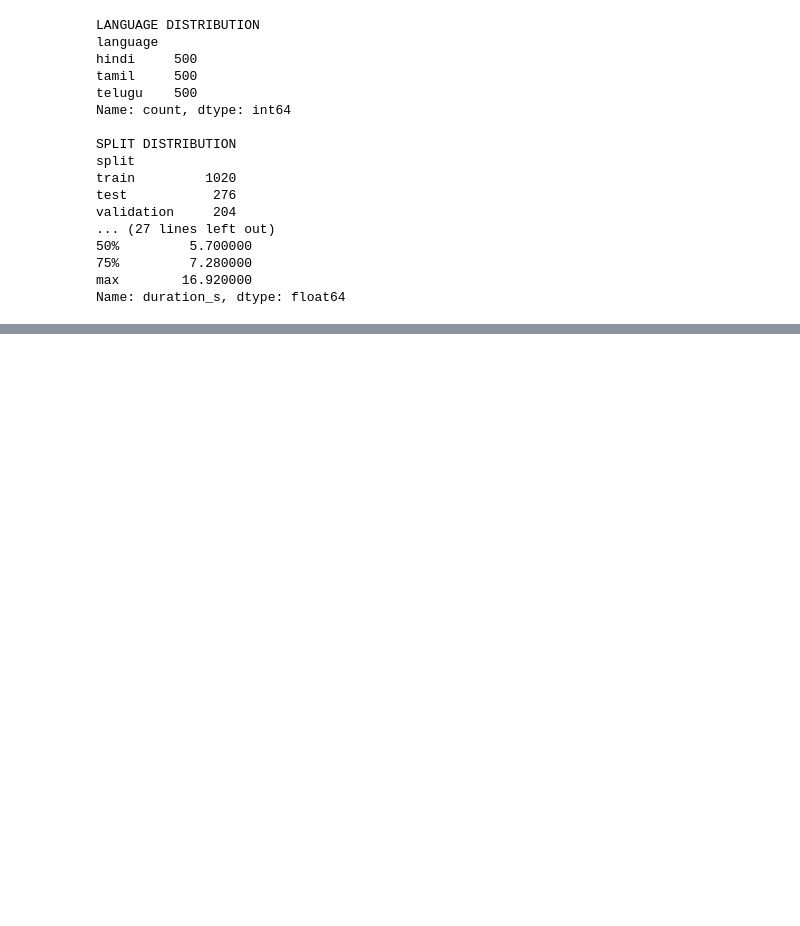
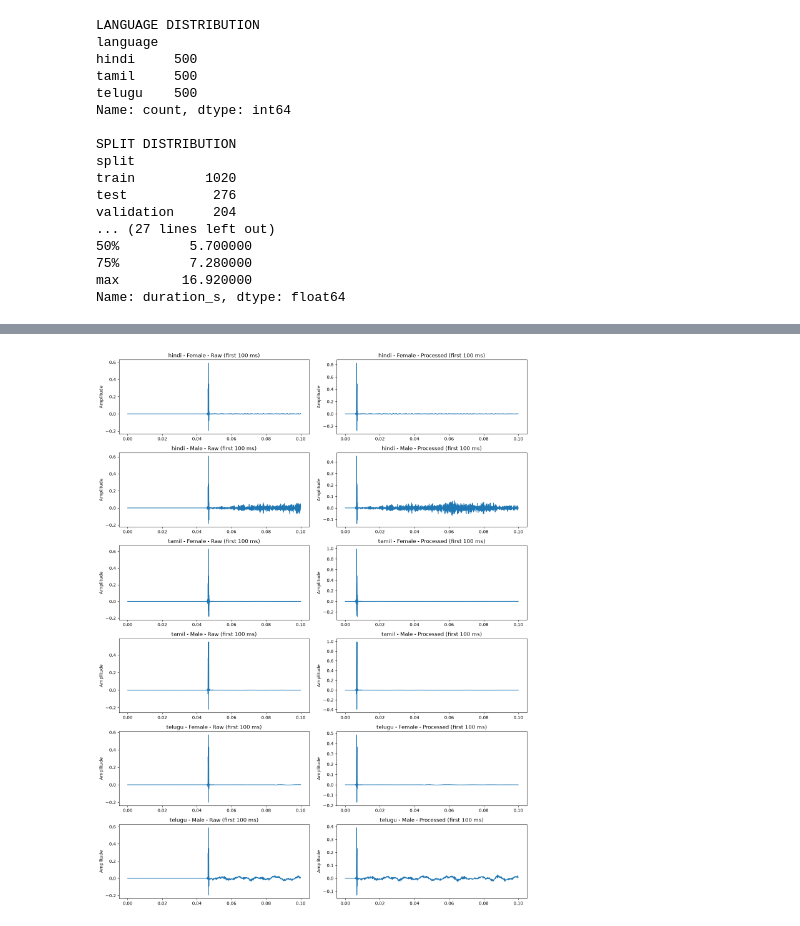
Before and after one commit to thehimanshhu/Group-3-DS-and-AI-Lab-Project, a Jupyter notebook: scratchpad/amit/milestone-3/milestone3_pipeline.ipynb, the cells around one changed output, grey strips where cells are left out. Drawn from its saved outputs; the diff is of its cells as text; code cells hidden in the pictures; blank space fills up the shorter version.

Commit message:
Added Kathbath preprocessing analysis and figures

```diff
--- a/scratchpad/amit/milestone-3/milestone3_pipeline.ipynb
+++ b/scratchpad/amit/milestone-3/milestone3_pipeline.ipynb
@@ -648,0 +816,35 @@ Name: duration_s, dtype: float64
+# %%
+fig, axes = plt.subplots(
+    len(comparison_results), 2,
+    figsize=(14, 3 * len(comparison_results))
+)
+
+for i, result in enumerate(comparison_results):
+
+    # Inspect the first 100 milliseconds
+    raw = result["raw"]
+    processed = result["processed"]
+
+    raw_n = int(0.1 * result["raw_sr"])
+    processed_n = int(0.1 * result["processed_sr"])
+
+    raw_time = np.arange(raw_n) / result["raw_sr"]
+    processed_time = np.arange(processed_n) / result["processed_sr"]
+
+    axes[i, 0].plot(raw_time, raw[:raw_n])
+    axes[i, 0].set_title(
+        f"{result['language']} - {result['gender']} - Raw (first 100 ms)"
+    )
+
+    axes[i, 1].plot(processed_time, processed[:processed_n])
+    axes[i, 1].set_title(
+        f"{result['language']} - {result['gender']} - Processed (first 100 ms)"
+    )
+
+    axes[i, 0].set_ylabel("Amplitude")
+    axes[i, 1].set_ylabel("Amplitude")
+
+plt.tight_layout()
+plt.show()
+# %% [output]
+[figure, added]
```
Also changed, not shown: parts of 12 cells of this notebook, 4 other files.
